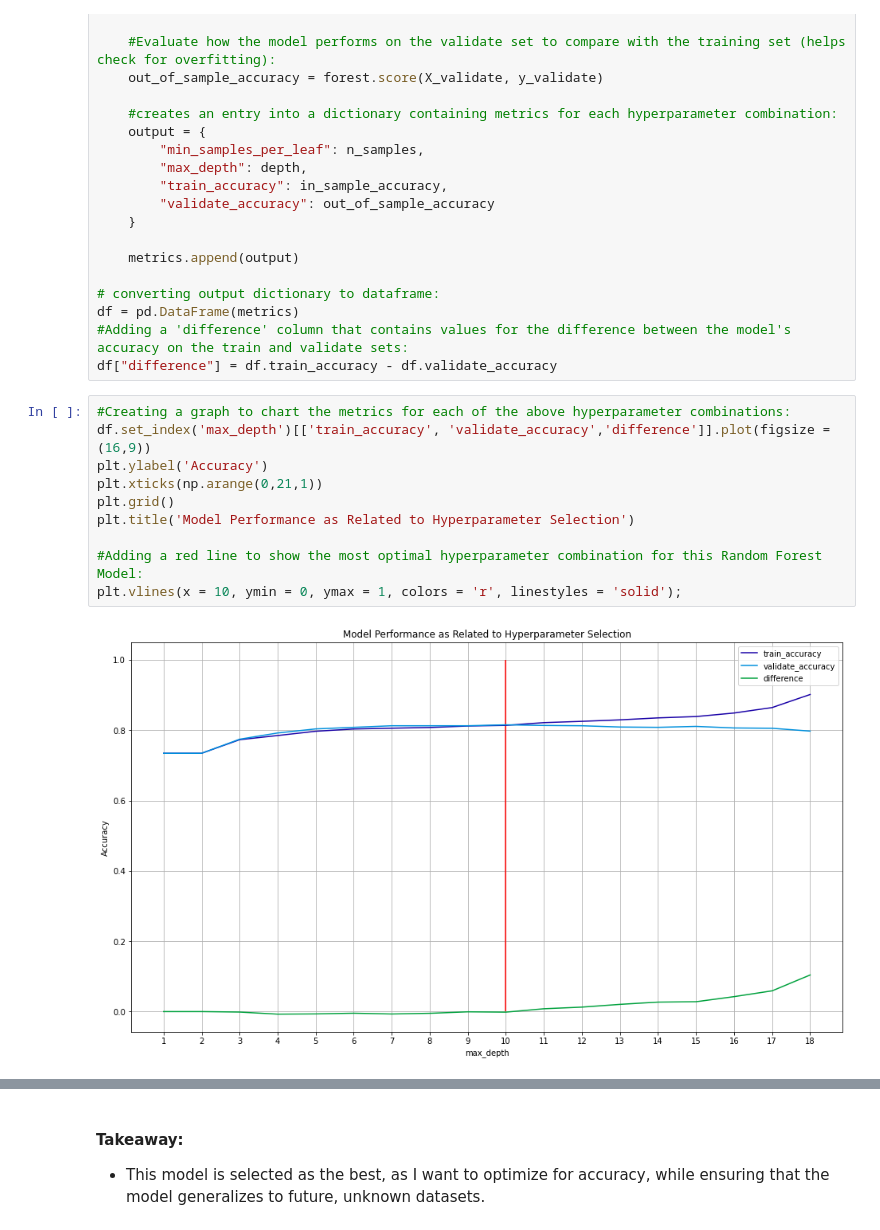
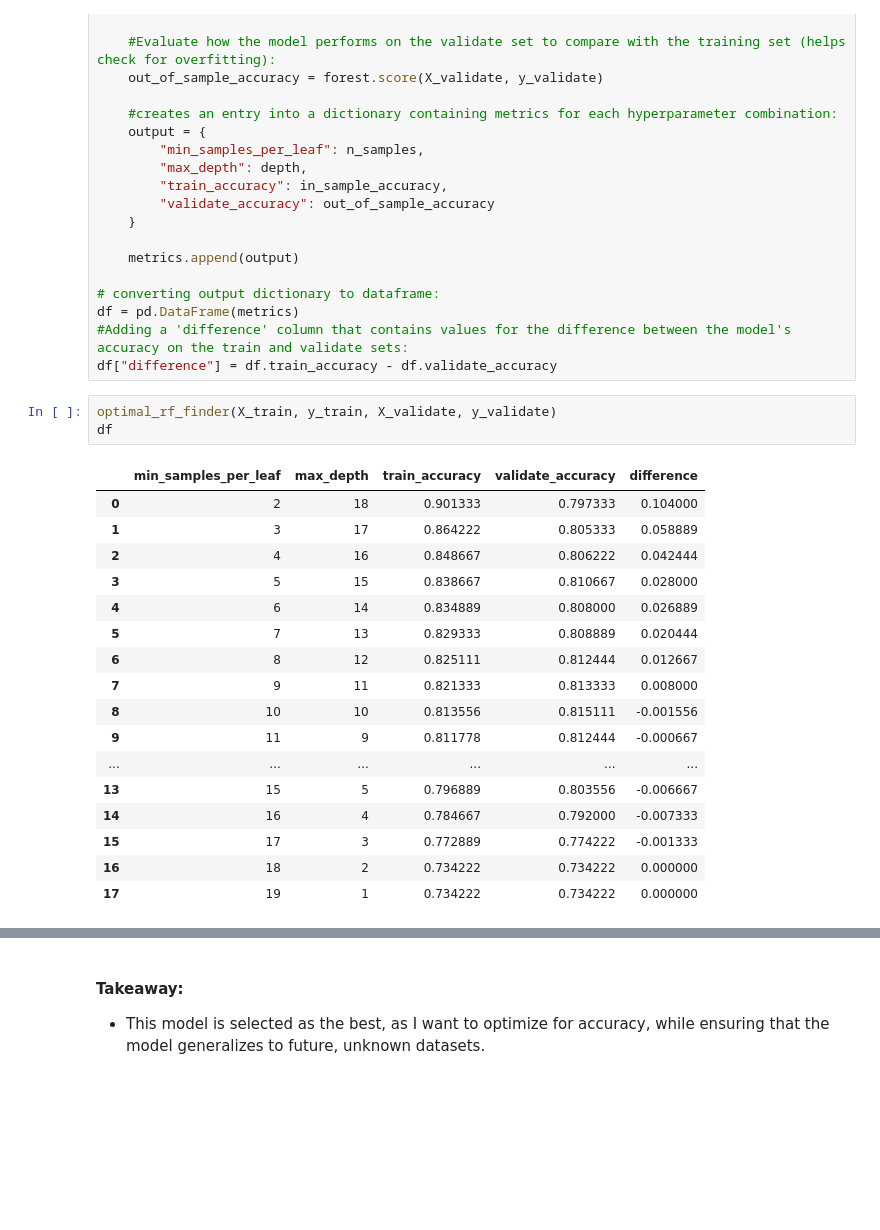
Before and after one commit to greg-maggard/telco_classification_project, a Jupyter notebook: telco_classification_final_report.ipynb, the cells around one changed output, grey strips where cells are left out. Cells and saved outputs as stored; diff of their text form; blank space fills up the shorter version.

```diff
--- a/telco_classification_final_report.ipynb
+++ b/telco_classification_final_report.ipynb
@@ -323,15 +323,24 @@ for i in range(2, max_depth):
 df = pd.DataFrame(metrics)
 #Adding a 'difference' column that contains values for the difference between the model's accuracy on the train and validate sets:
 df["difference"] = df.train_accuracy - df.validate_accuracy
-# %%
-#Creating a graph to chart the metrics for each of the above hyperparameter combinations:
-df.set_index('max_depth')[['train_accuracy', 'validate_accuracy','difference']].plot(figsize = (16,9))
-plt.ylabel('Accuracy')
-plt.xticks(np.arange(0,21,1))
-plt.grid()
-plt.title('Model Performance as Related to Hyperparameter Selection')
-
-#Adding a red line to show the most optimal hyperparameter combination for this Random Forest Model:
-plt.vlines(x = 10, ymin = 0, ymax = 1, colors = 'r', linestyles = 'solid');
-# %% [output]
-[figure, removed]
+# %%
+optimal_rf_finder(X_train, y_train, X_validate, y_validate)
+df
+# %% [output]
+|  | min_samples_per_leaf | max_depth | train_accuracy | validate_accuracy | difference |
+| 0 | 2 | 18 | 0.901333 | 0.797333 | 0.104000 |
+| 1 | 3 | 17 | 0.864222 | 0.805333 | 0.058889 |
+| 2 | 4 | 16 | 0.848667 | 0.806222 | 0.042444 |
+| 3 | 5 | 15 | 0.838667 | 0.810667 | 0.028000 |
+| 4 | 6 | 14 | 0.834889 | 0.808000 | 0.026889 |
+| 5 | 7 | 13 | 0.829333 | 0.808889 | 0.020444 |
+| 6 | 8 | 12 | 0.825111 | 0.812444 | 0.012667 |
+| 7 | 9 | 11 | 0.821333 | 0.813333 | 0.008000 |
+| 8 | 10 | 10 | 0.813556 | 0.815111 | -0.001556 |
+| 9 | 11 | 9 | 0.811778 | 0.812444 | -0.000667 |
+| ... | ... | ... | ... | ... | ... |
+| 13 | 15 | 5 | 0.796889 | 0.803556 | -0.006667 |
+| 14 | 16 | 4 | 0.784667 | 0.792000 | -0.007333 |
+| 15 | 17 | 3 | 0.772889 | 0.774222 | -0.001333 |
+| 16 | 18 | 2 | 0.734222 | 0.734222 | 0.000000 |
+| 17 | 19 | 1 | 0.734222 | 0.734222 | 0.000000 |
```
Also changed, not shown: parts of 12 cells of this notebook, 1 other file.
